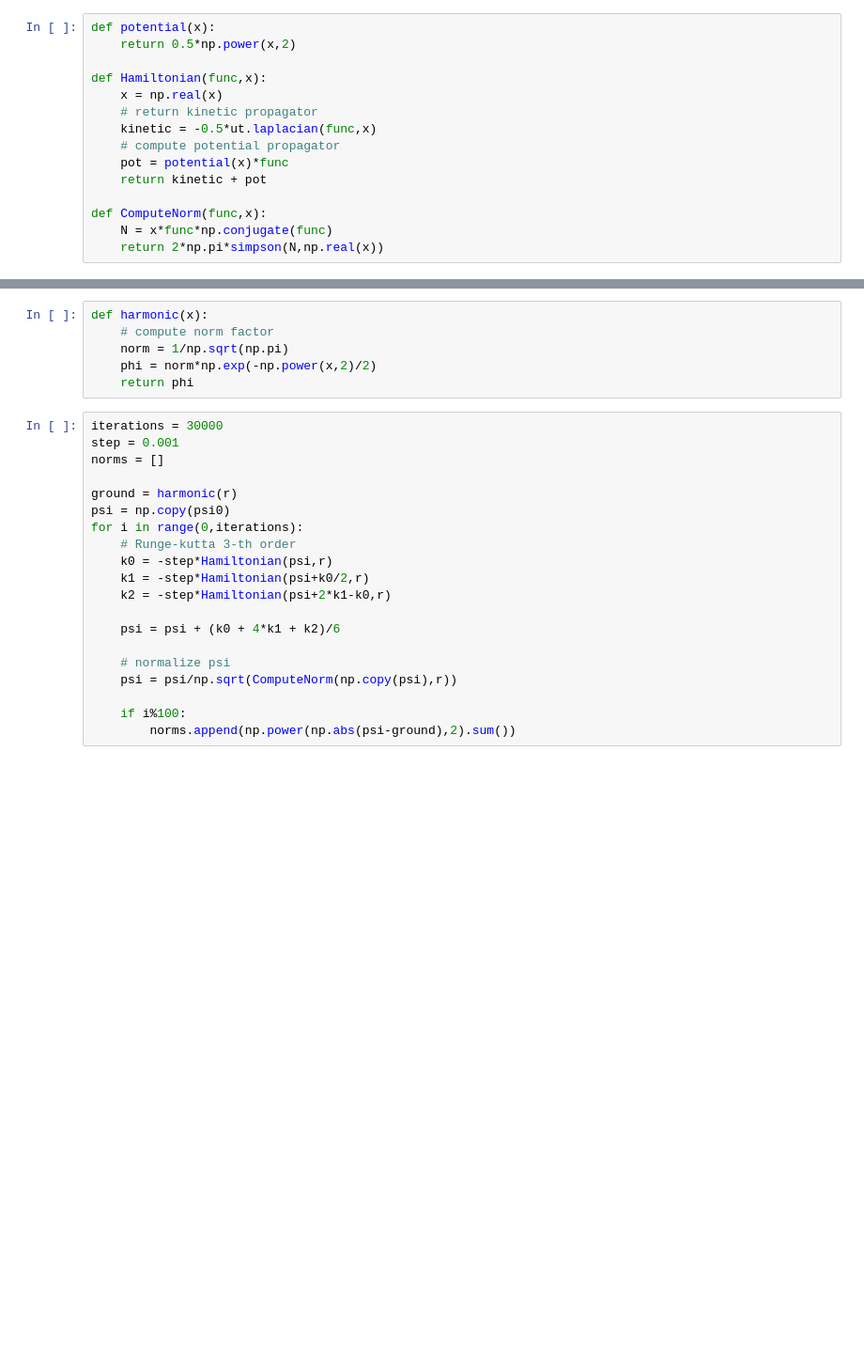
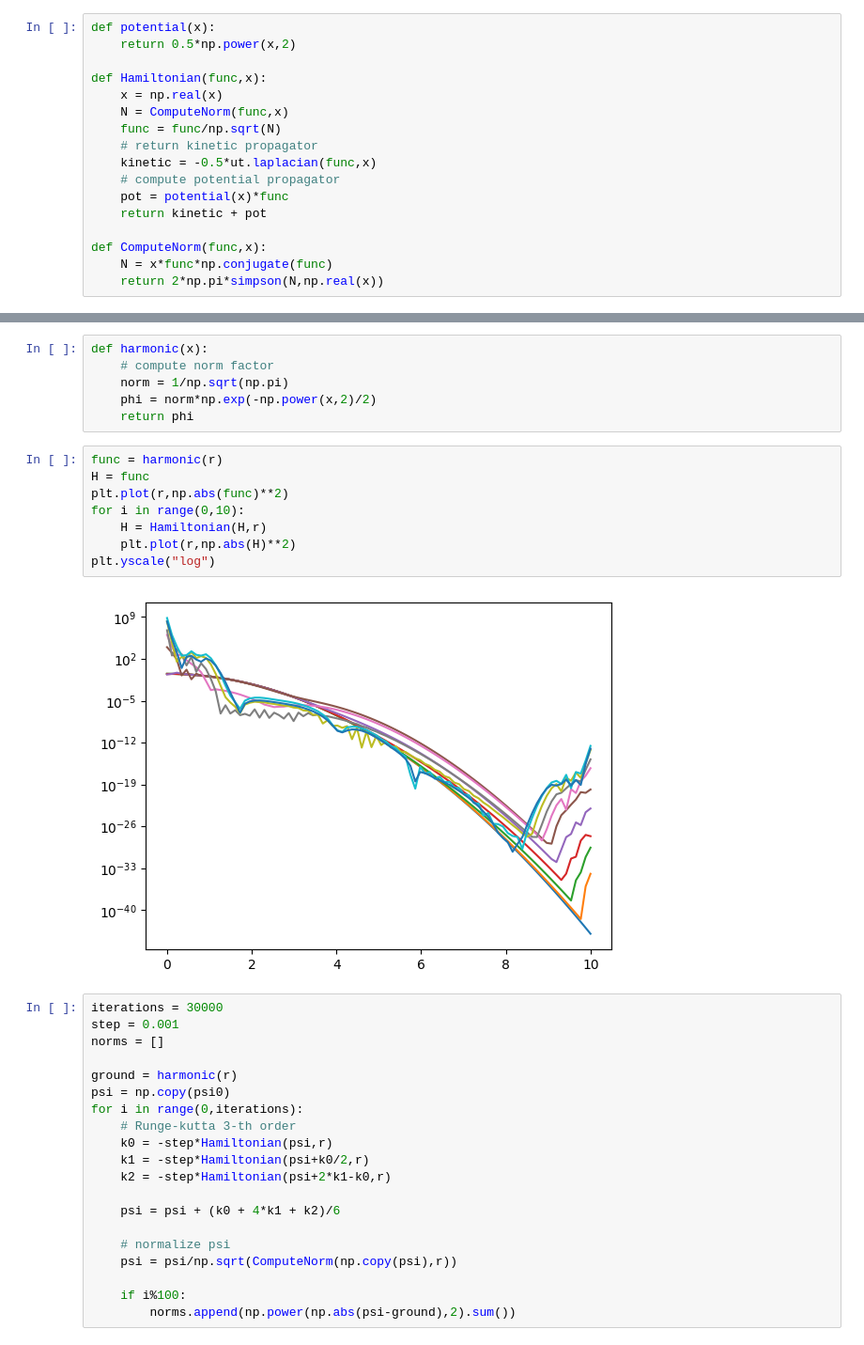
Before and after one commit to quantumatomoptic/heliumtools, a Jupyter notebook: heliumtools/simulation/GPE/temp_delete.ipynb, the cells around one changed output, grey strips where cells are left out. Shown at 94% size. Cells and saved outputs as stored; diff of their text form; blank space fills up the shorter version.

```diff
--- a/heliumtools/simulation/GPE/temp_delete.ipynb
+++ b/heliumtools/simulation/GPE/temp_delete.ipynb
@@ -215,6 +217,8 @@ def potential(x):
 
 def Hamiltonian(func,x):
     x = np.real(x)
+    N = ComputeNorm(func,x)
+    func = func/np.sqrt(N)
     # return kinetic propagator
     kinetic = -0.5*ut.laplacian(func,x)
     # compute potential propagator
@@ -238,6 +242,16 @@ def harmonic(x):
     norm = 1/np.sqrt(np.pi)
     phi = norm*np.exp(-np.power(x,2)/2)
     return phi
+# %%
+func = harmonic(r)
+H = func
+plt.plot(r,np.abs(func)**2)
+for i in range(0,10):
+    H = Hamiltonian(H,r)
+    plt.plot(r,np.abs(H)**2)
+plt.yscale("log")
+# %% [output]
+[figure, added]
 # %%
 iterations = 30000
 step = 0.001
```
Also changed, not shown: parts of 26 cells of this notebook, 3 other files.
